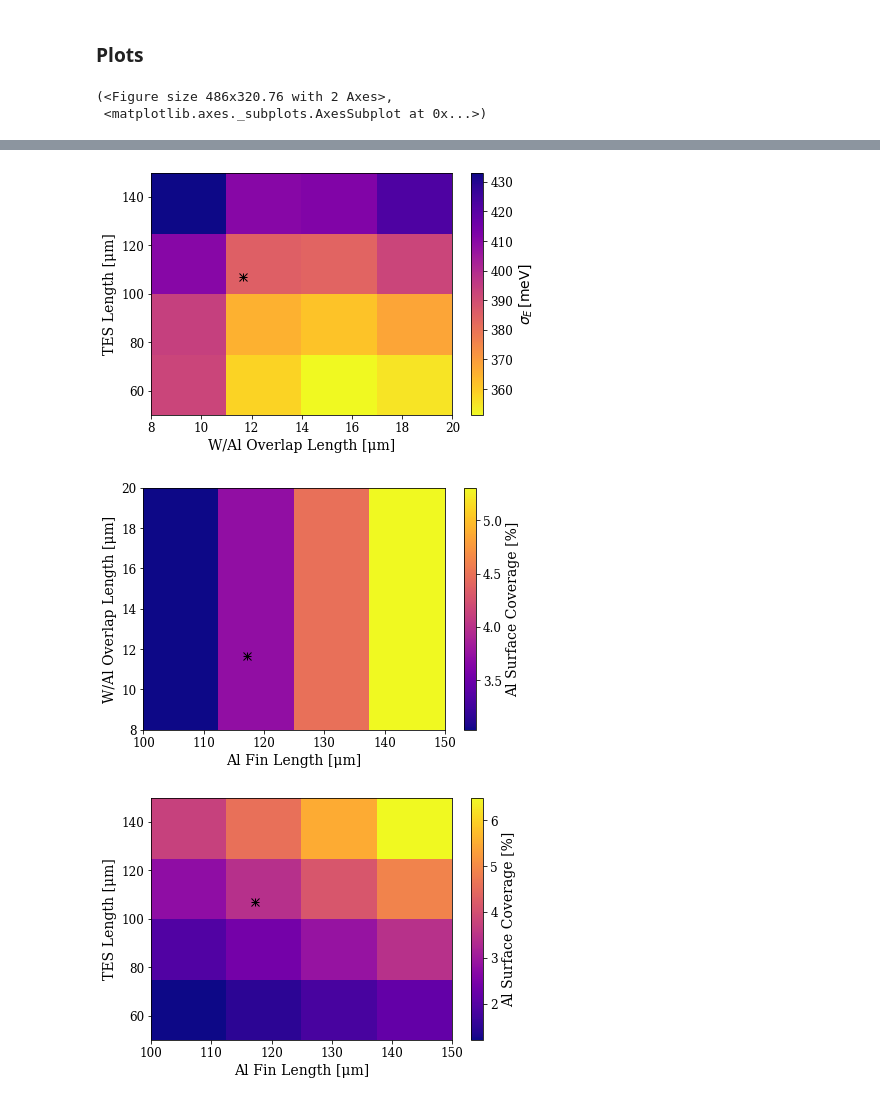
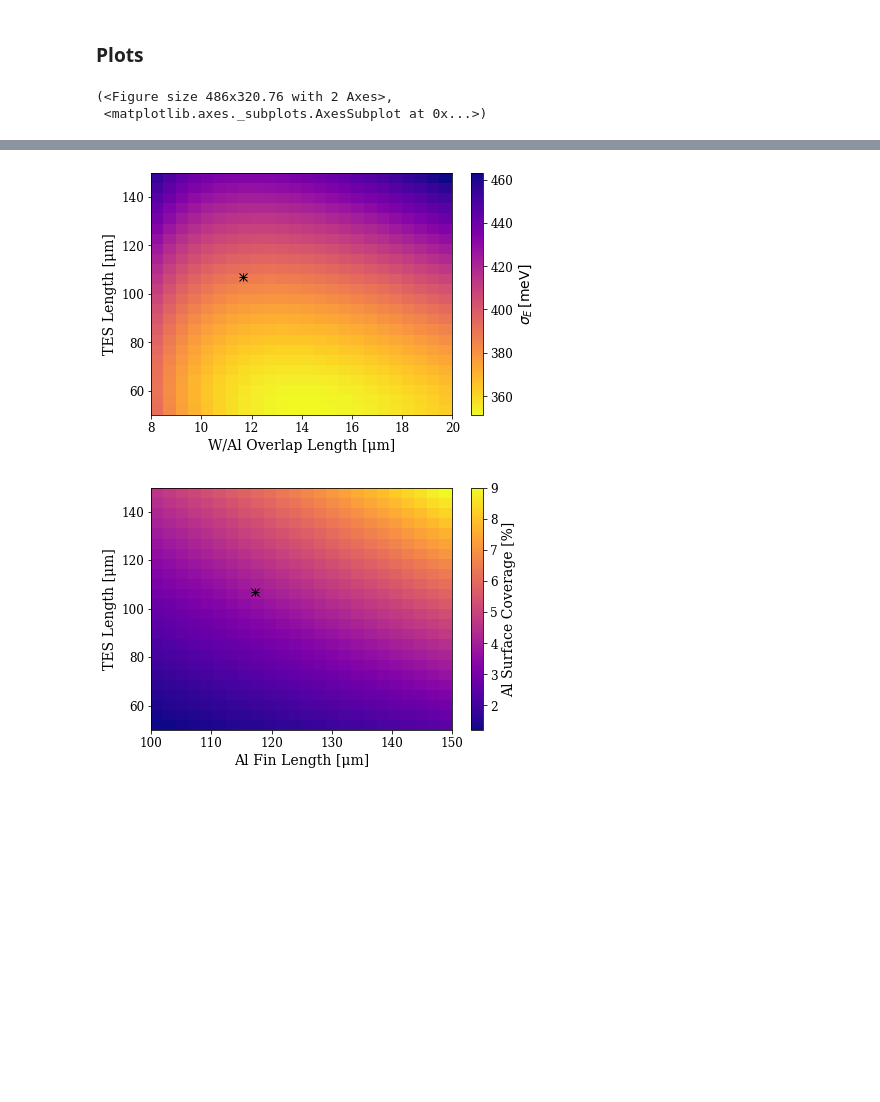
Before and after one commit to cwfink/cm_det_opt, a Jupyter notebook: 4_percent_cov.ipynb, the cells around one changed output, grey strips where cells are left out. Cells and saved outputs as stored; diff of their text form; code cells hidden in the pictures; blank space fills up the shorter version.

```diff
--- a/4_percent_cov.ipynb
+++ b/4_percent_cov.ipynb
@@ -90,7 +90,7 @@ Phase margin = 181.0 [%] (phase_sep_legth - tes_legnth)/tes_legnth)
 # %% [markdown]
 ### Plots
 # %%
-n = 5
+n = 25
 
 l = np.linspace(50e-6, 150e-6, n)
 l_f = np.linspace(100e-6, 150e-6, n)
@@ -100,9 +100,8 @@ plot.plot_loverlap_vs_lfin(l_overlap, l_f, det_opt_1, val='energy')
 plot.plot_ltes_vs_lfin(l, l_f, det_opt_1, val='energy')
 plot.plot_ltes_vs_loverlap(l, l_overlap, det_opt_1, val='energy')
 
-plot.plot_loverlap_vs_lfin(l_overlap, l_f, det_opt_1, val='al')
+
 plot.plot_ltes_vs_lfin(l, l_f, det_opt_1, val='al')
-plot.plot_ltes_vs_loverlap(l, l_overlap, det_opt_1, val='al')
 # %% [output]
 (<Figure size 486x320.76 with 2 Axes>,
  <matplotlib.axes._subplots.AxesSubplot at 0x...>)
@@ -111,3 +110,2 @@ plot.plot_ltes_vs_loverlap(l, l_overlap, det_opt_1, val='al')
-[figure, old version]
+[figure, new version]
-[figure, old version]
+[figure, new version]
-[figure, removed]
```
Also changed, not shown: parts of 1 cell of this notebook, 1 other file.
